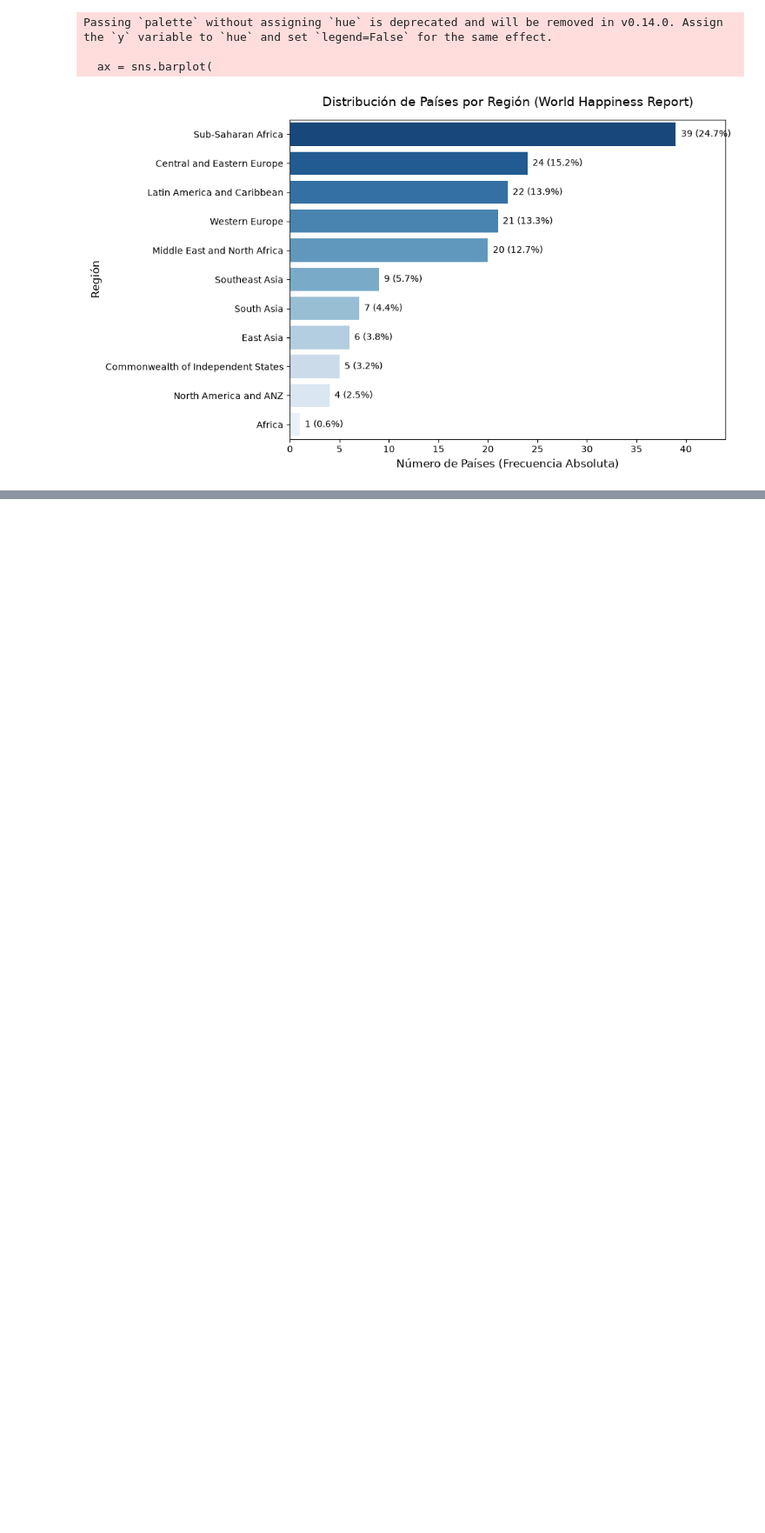
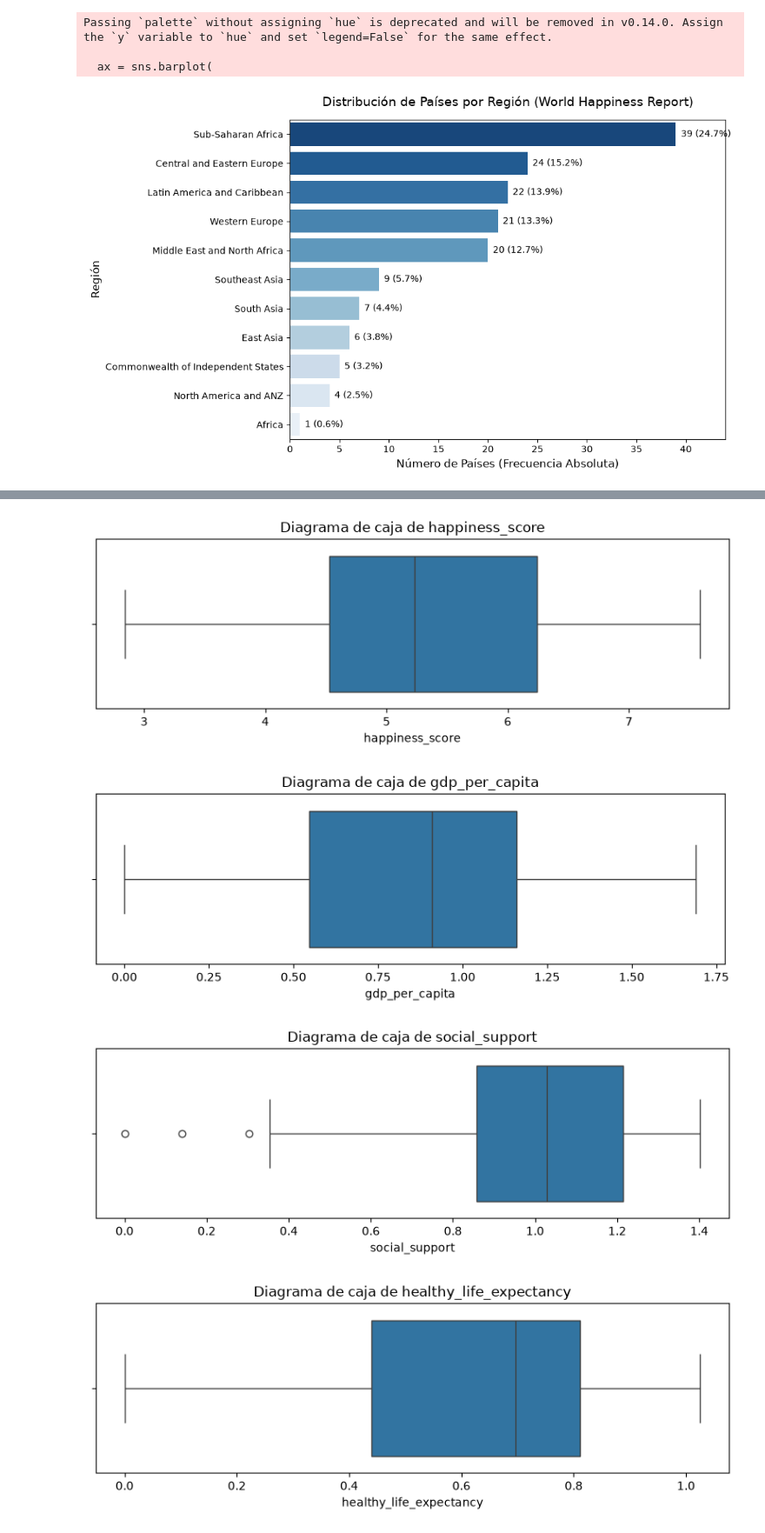
Before and after one commit to Edgarong17/Tareas_Omar, a Jupyter notebook: analisis_descriptivo/hapiness_report_analisis_descriptivo.ipynb, the cells around one changed output, grey strips where cells are left out. Shown at 87% size. Drawn from its saved outputs; the diff is of its cells as text; code cells hidden in the pictures; blank space fills up the shorter version.

```diff
--- a/analisis_descriptivo/hapiness_report_analisis_descriptivo.ipynb
+++ b/analisis_descriptivo/hapiness_report_analisis_descriptivo.ipynb
@@ -484,0 +495,2 @@ Passing `palette` without assigning `hue` is deprecated and will be removed in v
+# %%
+numeric_cols = df.select_dtypes(include=np.number).columns.tolist()
@@ -484,0 +619,19 @@ Passing `palette` without assigning `hue` is deprecated and will be removed in v
+# %%
+
+for col in numeric_cols:
+    plt.figure(figsize=(8, 3))
+
+    sns.boxplot(
+        x=df[col]
+    )
+
+    plt.title(f"Diagrama de caja de {col}")
+    plt.xlabel(col)
+
+    plt.tight_layout()
+    plt.show()
+# %% [output]
+[figure, added]
+[figure, added]
+[figure, added]
+[figure, added]
```
Also changed, not shown: parts of 23 cells of this notebook.
